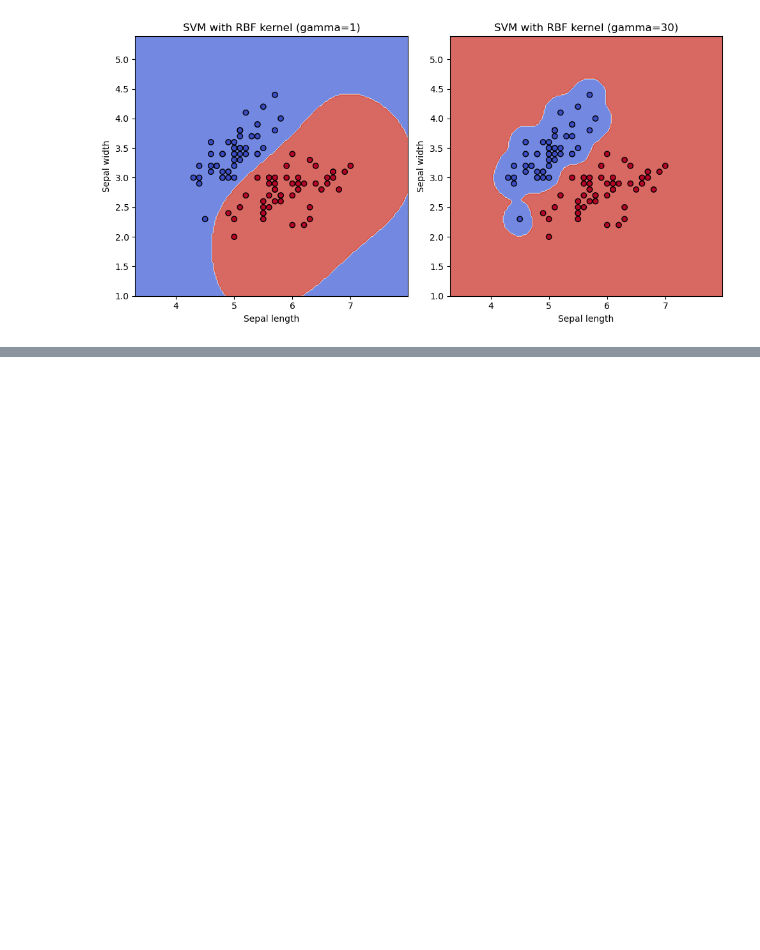
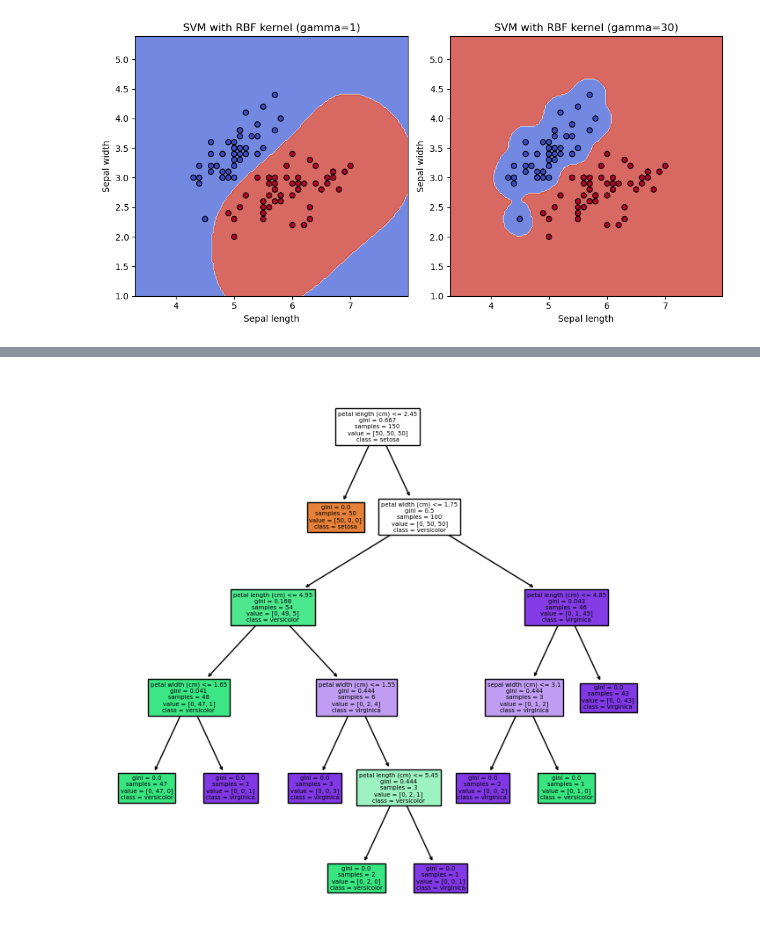
Before and after one commit to hc-sun/python-data-science, a Jupyter notebook: machine_learning.ipynb, the cells around one changed output, grey strips where cells are left out. Drawn from its saved outputs; the diff is of its cells as text; code cells hidden in the pictures; blank space fills up the shorter version.

Commit message:
added decision tree

```diff
--- a/machine_learning.ipynb
+++ b/machine_learning.ipynb
@@ -544,0 +562,16 @@ plt.show()
+# %%
+from sklearn import tree
+
+iris = datasets.load_iris()
+X = iris.data
+y = iris.target
+
+# regularization parameter: min_samples_split, max_depth, min_samples_leaf, max_leaf_nodes
+tree_clf = tree.DecisionTreeClassifier(random_state=20)
+tree_clf.fit(X, y)
+
+plt.figure(figsize=(8, 8))
+tree.plot_tree(tree_clf, feature_names=iris.feature_names, class_names=iris.target_names.tolist(), filled=True)
+plt.show()
+# %% [output]
+[figure, added]
```
Also changed, not shown: parts of 1 cell of this notebook.
